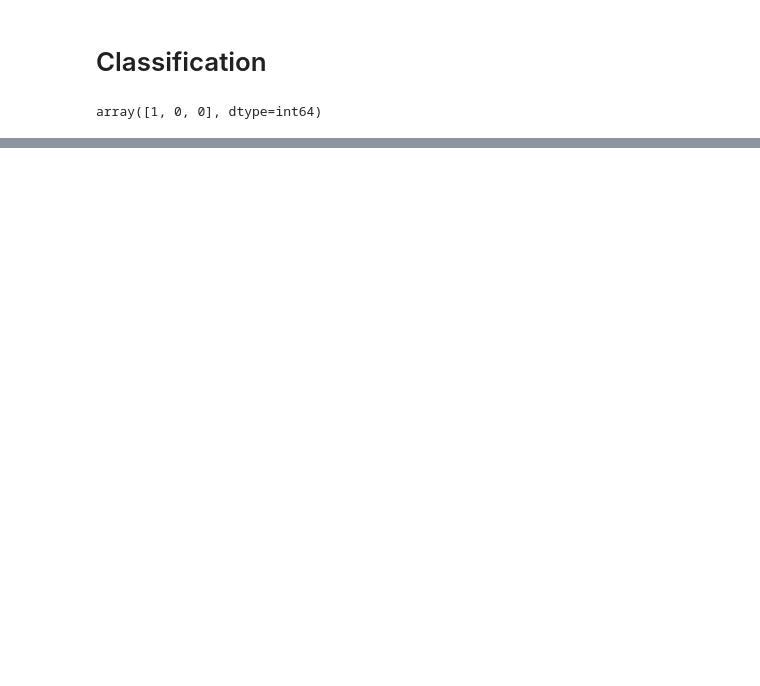
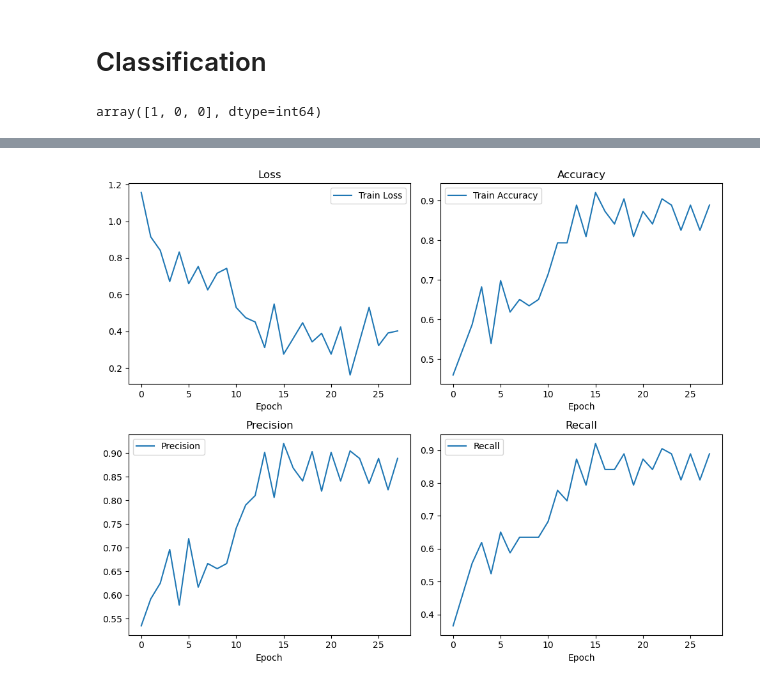
Before and after one commit to RianOpperman/ENCM509, a Jupyter notebook: project/model_builder/model_builder.ipynb, the cells around one changed output, grey strips where cells are left out. Saved outputs shown, nothing was run; the diff lists cells and outputs as text; code cells hidden in the pictures; blank space fills up the shorter version.

Commit message:
Added Bidirectional model notebook and file

```diff
--- a/project/model_builder/model_builder.ipynb
+++ b/project/model_builder/model_builder.ipynb
@@ -317,6 +315,6 @@ early_stopping = EarlyStopping(
     restore_best_weights=True # restores the best weights seen during training
 )
 
-model.fit(X_train, y_train, epochs=100, batch_size=len_train, callbacks=[early_stopping])
+history = model.fit(X_train, y_train, epochs=100, batch_size=len_train, callbacks=[early_stopping])
 # %% [output]
 Epoch 1/100
@@ -345,3 +346,35 @@ test_loss, test_acc, percision, recall = model.evaluate(X_test, y_test, batch_si
+# %%
+# VISUAL: Training Curves (2x2 Grid)
+plt.figure(figsize=(10, 8))
+
+plt.subplot(2, 2, 1)
+plt.plot(history.history['loss'], label='Train Loss')
+plt.title("Loss")
+plt.xlabel("Epoch")
+plt.legend()
+
+plt.subplot(2, 2, 2)
+plt.plot(history.history['accuracy'], label='Train Accuracy')
+plt.title("Accuracy")
+plt.xlabel("Epoch")
+plt.legend()
+
+plt.subplot(2, 2, 3)
+plt.plot(history.history['precision'], label='Precision')
+plt.title("Precision")
+plt.xlabel("Epoch")
+plt.legend()
+
+plt.subplot(2, 2, 4)
+plt.plot(history.history['recall'], label='Recall')
+plt.title("Recall")
+plt.xlabel("Epoch")
+plt.legend()
+
+plt.tight_layout()
+plt.show()
+# %% [output]
+[figure, added]
 # %%
 y_probs  = model.predict(X_test)
 y_pred = np.zeros_like(y_probs)
```
Also changed, not shown: parts of 17 cells of this notebook, 3 other files.
